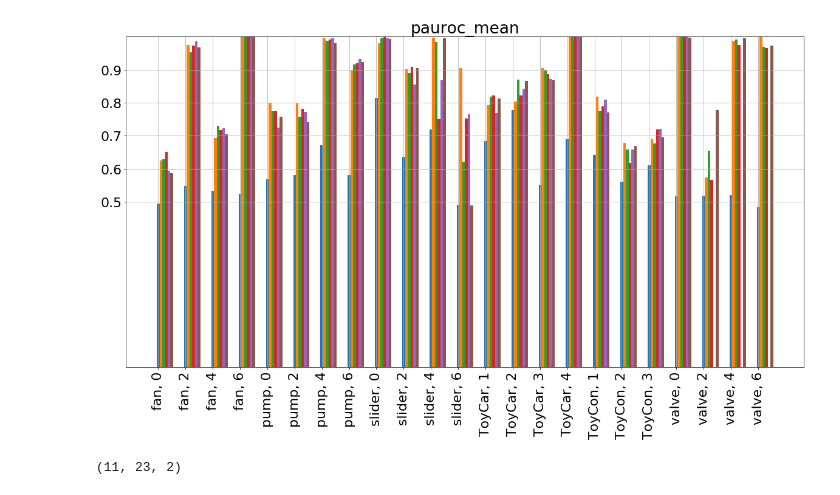
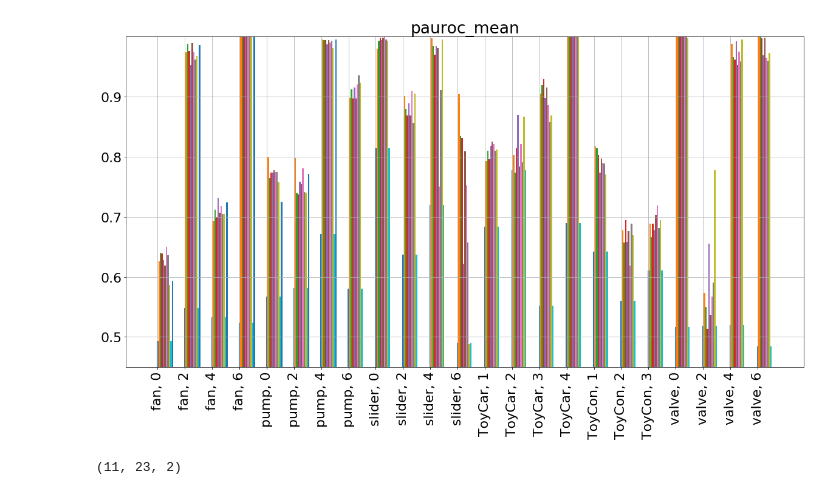
Before and after one commit to OptimusPrimus/dcase2020_task2, a Jupyter notebook: notebooks/create_bar_plot.ipynb, the cells around one changed output. Drawn from its saved outputs; the diff is of its cells as text; code cells hidden in the pictures.

```diff
--- a/notebooks/create_bar_plot.ipynb
+++ b/notebooks/create_bar_plot.ipynb
@@ -186,34 +188,34 @@ bar_width = 0.6
 bar_spacing=0.00
 top = 10
 
-top_k_data = data[[8, 1, 5, 6, 10], :, 0 if metric == 'auroc_mean' else 1][:top]
+top_k_data = data[indices, :, 0 if metric == 'auroc_mean' else 1][:top]
 baseline_data = data[0:1, :, 0 if metric == 'auroc_mean' else 1]
 to_visualize = np.concatenate([baseline_data, top_k_data])
 
 plt.figure(figsize=(20,10))
 plt.rcParams.update({'font.size': 22})
 plt.title(f'{metric}')
 labels = []
 
 for i in range(6):
     for j in TRAINING_ID_MAP[i]:
         labels.append("{}, {}".format(INVERSE_CLASS_MAP[i][:6], j))
 
 for i, d in enumerate(to_visualize):
     plt.bar(
         np.arange(len(labels)) + i * (bar_width / len(to_visualize) + bar_spacing),
         d,
         bar_width/ len(to_visualize),
     )
 
 plt.xticks(np.arange(len(labels)), labels, rotation='vertical')
-plt.ylim(0.0, 1.)
+plt.ylim(0.45, 1.)
 plt.yticks(np.arange(0.5, 1., 0.1))
 plt.grid()
 plt.savefig(f'top_{top}_auc.png')
 plt.show()
 
 data.shape
 # %% [output]
-[figure, old version]
+[figure, new version]
 (11, 23, 2)
```
Also changed, not shown: parts of 5 cells of this notebook, 3 other files.
